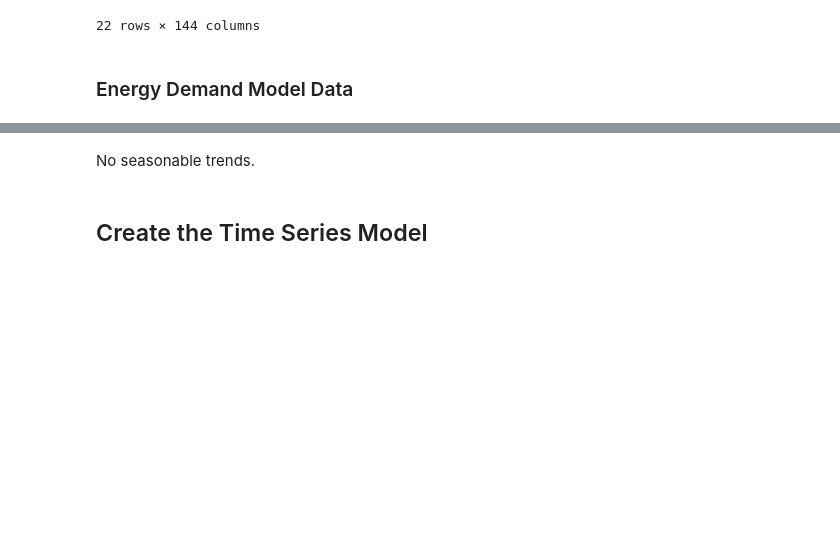
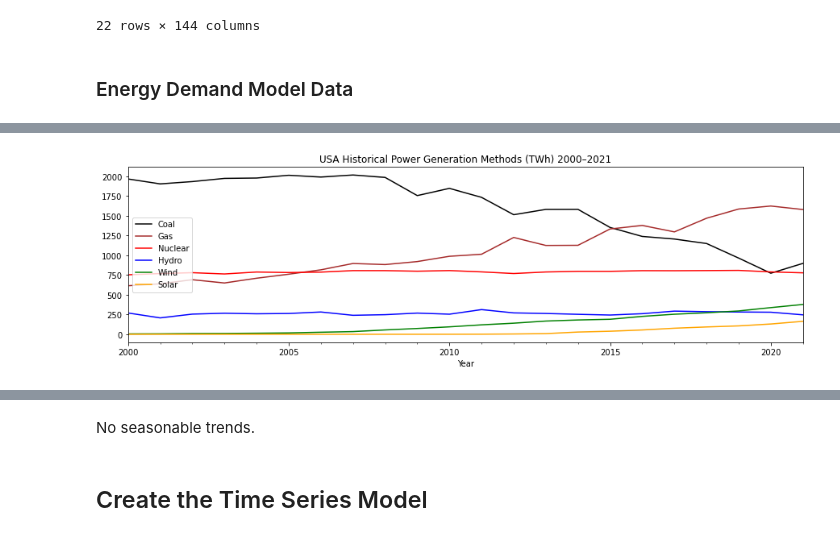
Before and after one commit to FunkyTable/Energy_Production_Time_Series_Projection, a Jupyter notebook: student.ipynb, the cells around one changed output, grey strips where cells are left out. Drawn from its saved outputs; the diff is of its cells as text; code cells hidden in the pictures; blank space fills up the shorter version.

```diff
--- a/student.ipynb
+++ b/student.ipynb
@@ -242,0 +379,12 @@ df_proj_dem_ann_yr
+# %%
+line8 = df_hist_elec[usa[8]].plot(label = 'Coal', color = 'black')
+line7 = df_hist_elec[usa[7]].plot(label = 'Gas', color = 'brown')
+line5 = df_hist_elec[usa[5]].plot(label = 'Nuclear', color = 'red')
+line4 = df_hist_elec[usa[4]].plot(label = 'Hydro', color = 'blue')
+line3 = df_hist_elec[usa[3]].plot(label = 'Wind', color = 'green')
+line2 = df_hist_elec[usa[2]].plot(figsize=(15,4), label = 'Solar',
+                                                  color = 'orange')
+plt.legend(loc = 6)
+plt.title('USA Historical Power Generation Methods (TWh) 2000–2021');
+# %% [output]
+[figure, added]
```
Also changed, not shown: parts of 17 cells of this notebook, 1 other file.
